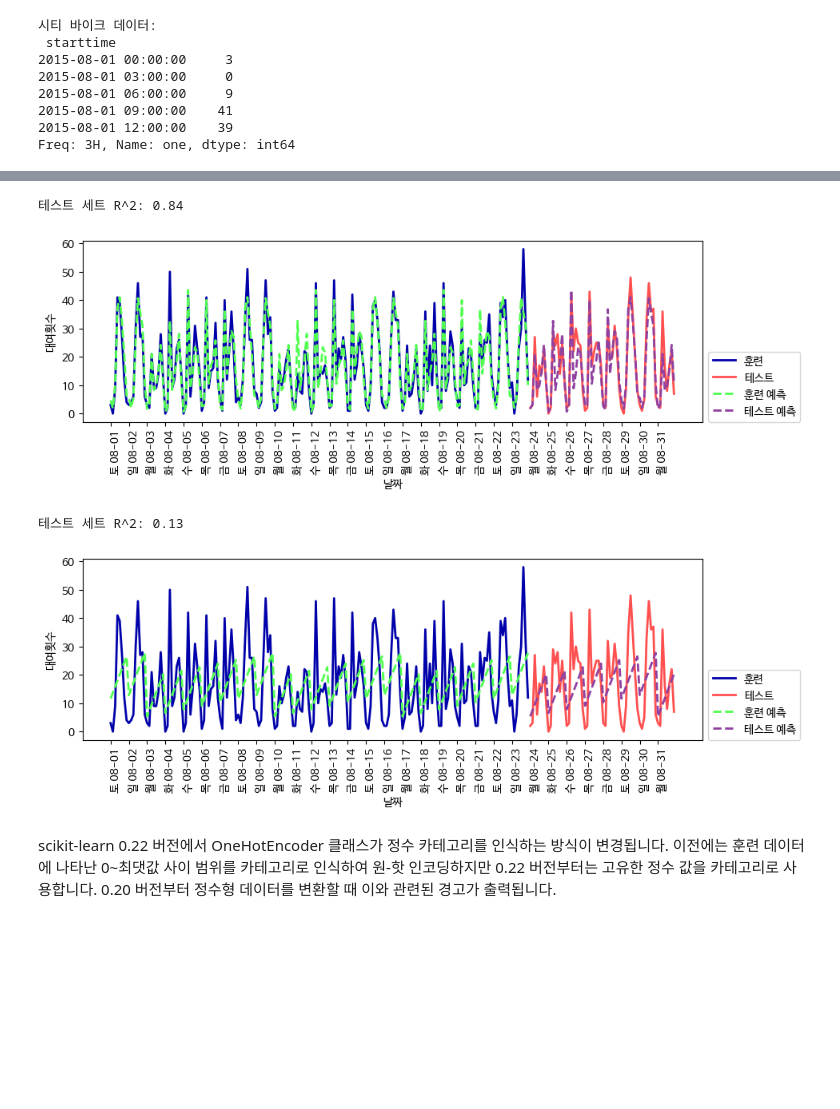
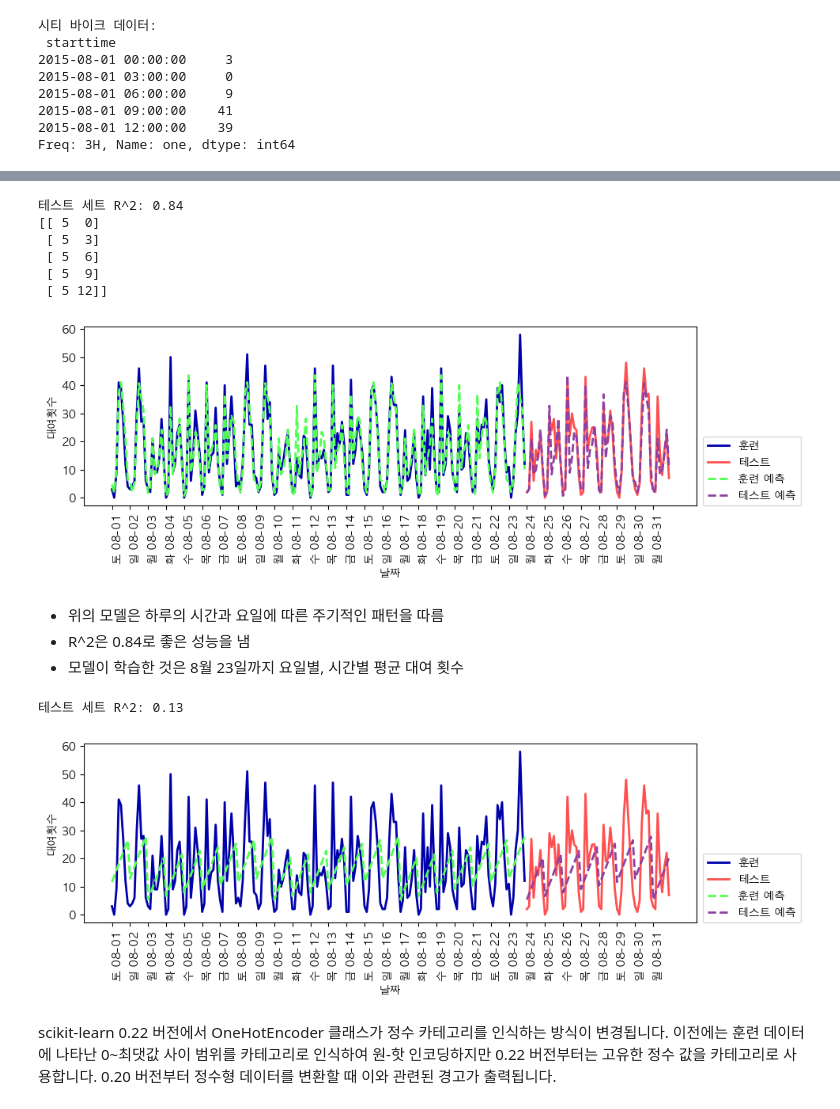
Before and after one commit to highfreshness/SeSAC, a Jupyter notebook: ml/04-representing-data-feature-engineering.ipynb, the cells around one changed output, grey strips where cells are left out. Saved outputs shown, nothing was run; the diff lists cells and outputs as text; code cells hidden in the pictures; blank space fills up the shorter version.

```diff
--- a/ml/04-representing-data-feature-engineering.ipynb
+++ b/ml/04-representing-data-feature-engineering.ipynb
@@ -627,10 +756,11 @@ print("테스트 점수: {:.3f}".format(score))
 # %%
 from sklearn.feature_selection import RFE
-select = RFE(RandomForestClassifier(n_estimators=100, random_state=42),
-             n_features_to_select=40)
+select = RFE(RandomForestClassifier(n_estimators=100, random_state=42), n_features_to_select=40)
+
 
 select.fit(X_train, y_train)
 # 선택된 특성을 표시합니다
+print(select.get_support().shape)
 mask = select.get_support()
 plt.matshow(mask.reshape(1, -1), cmap='gray_r')
 plt.xlabel("특성 번호")
@@ -668,10 +806,10 @@ Freq: 3H, Name: one, dtype: int64
 # %%
 plt.figure(figsize=(10, 3))
-xticks = pd.date_range(start=citibike.index.min(), end=citibike.index.max(),
-                       freq='D')
+xticks = pd.date_range(start=citibike.index.min(), end=citibike.index.max(), freq='D')
 week = ["일", "월", "화","수", "목", "금", "토"]
-xticks_name = [week[int(w)]+d for w, d in zip(xticks.strftime("%w"),
-                                              xticks.strftime(" %m-%d"))]
+# %w : 일자
+xticks_name = [week[int(w)]+d for w, d in zip(xticks.strftime("%w"), xticks.strftime(" %m-%d"))]
+print(xticks_name)
 plt.xticks(xticks, xticks_name, rotation=90, ha="left")
 plt.plot(citibike, linewidth=1)
 plt.xlabel("날짜")
@@ -696,20 +839,20 @@ def eval_on_features(features, target, regressor):
     X_train, X_test = features[:n_train], features[n_train:]
     # 타깃값도 나눕니다
     y_train, y_test = target[:n_train], target[n_train:]
-    regressor.fit(X_train, y_train)
-    print("테스트 세트 R^2: {:.2f}".format(regressor.score(X_test, y_test)))
-    y_pred = regressor.predict(X_test)
-    y_pred_train = regressor.predict(X_train)
+    regressor.fit(X_train, y_train) # 회귀 모델
+    print(f"테스트 세트 R^2: {regressor.score(X_test, y_test):.2f}")
+    y_pred = regressor.predict(X_test) # Validation set 점수
+    y_pred_train = regressor.predict(X_train) # train set 점수
     plt.figure(figsize=(10, 3))
 
     plt.xticks(range(0, len(X), 8), xticks_name, rotation=90, ha="left")
 
-    plt.plot(range(n_train), y_train, label="훈련")
-    plt.plot(range(n_train, len(y_test) + n_train), y_test, '-', label="테스트")
-    plt.plot(range(n_train), y_pred_train, '--', label="훈련 예측")
+    # plot 작성 시 label을 주면 legend에 반영된다.
+    plt.plot(range(n_train), y_train, label="훈련") # train set 그래프
+    plt.plot(range(n_train, len(y_test) + n_train), y_test, '-', label="테스트") # test set 예측
+    plt.plot(range(n_train), y_pred_train, '--', label="훈련 예측") # train set 예측
 
-    plt.plot(range(n_train, len(y_test) + n_train), y_pred, '--',
-             label="테스트 예측")
+    plt.plot(range(n_train, len(y_test) + n_train), y_pred, '--', label="테스트 예측")
     plt.legend(loc=(1.01, 0))
     plt.xlabel("날짜")
     plt.ylabel("대여횟수")
@@ -728,16 +885,26 @@ eval_on_features(X_hour, y, regressor)
 # %%
-X_hour_week = np.hstack([citibike.index.dayofweek.values.reshape(-1, 1),
-                         citibike.index.hour.values.reshape(-1, 1)])
+X_hour_week = np.hstack([citibike.index.dayofweek.values.reshape(-1, 1), \
+                citibike.index.hour.values.reshape(-1, 1)])
 eval_on_features(X_hour_week, y, regressor)
+print(X_hour_week[:5])
 # %% [output]
 테스트 세트 R^2: 0.84
+[[ 5  0]
+ [ 5  3]
+ [ 5  6]
+ [ 5  9]
+ [ 5 12]]
-[figure, old version]
+[figure, new version]
+# %% [markdown]
+* 위의 모델은 하루의 시간과 요일에 따른 주기적인 패턴을 따름
+* R^2은 0.84로 좋은 성능을 냄
+* 모델이 학습한 것은 8월 23일까지 요일별, 시간별 평균 대여 횟수
 # %%
 from sklearn.linear_model import LinearRegression
 eval_on_features(X_hour_week, y, LinearRegression())
 # %% [output]
 테스트 세트 R^2: 0.13
-[figure, old version]
+[figure, new version]
 # %% [markdown]
 scikit-learn 0.22 버전에서 OneHotEncoder 클래스가 정수 카테고리를 인식하는 방식이 변경됩니다. 이전에는 훈련 데이터에 나타난 0~최댓값 사이 범위를 카테고리로 인식하여 원-핫 인코딩하지만 0.22 버전부터는 고유한 정수 값을 카테고리로 사용합니다. 0.20 버전부터 정수형 데이터를 변환할 때 이와 관련된 경고가 출력됩니다.
 # %%
```
Also changed, not shown: parts of 69 cells of this notebook, 2 other files.
